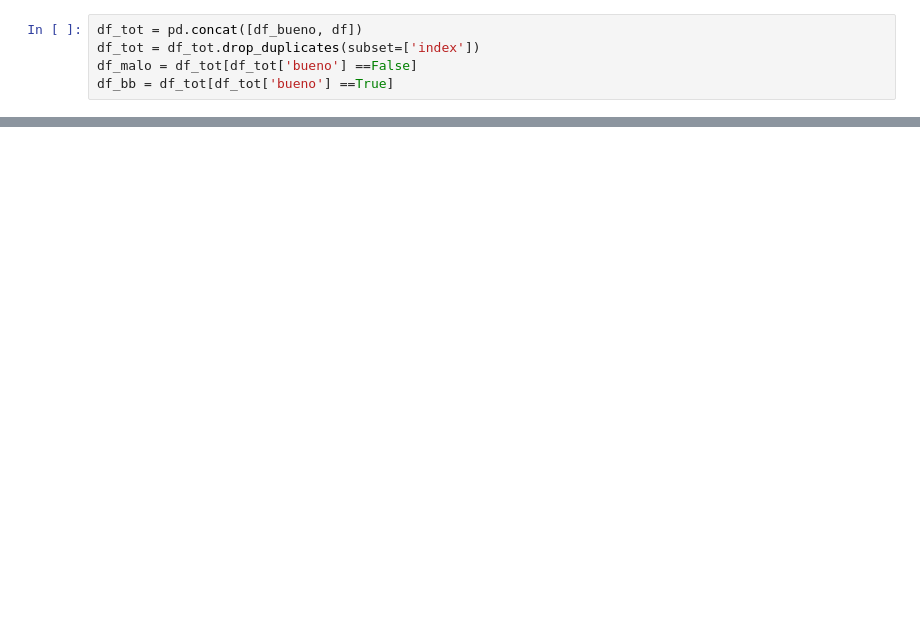
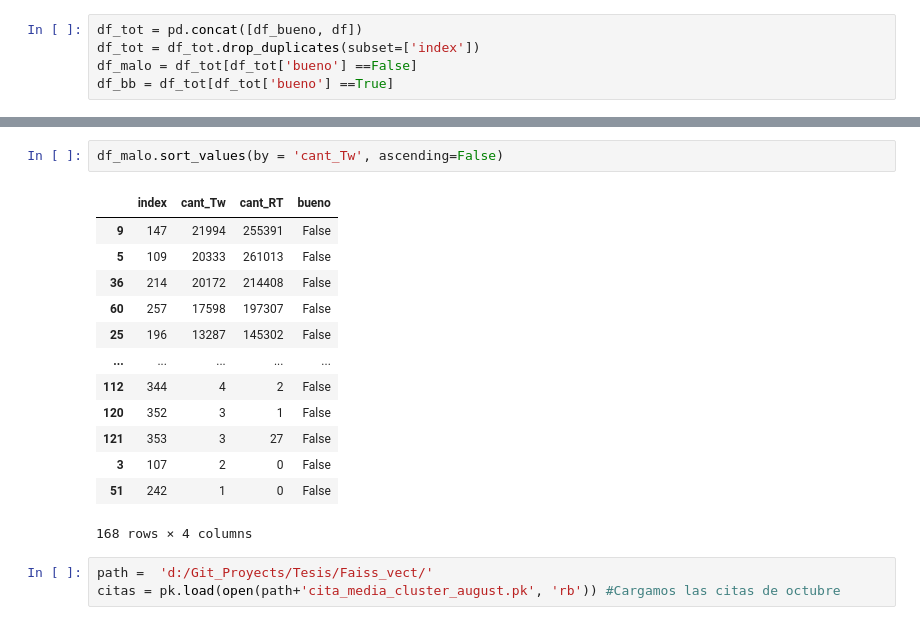
Before and after one commit to Ale-Mildiner/Tesis, a Jupyter notebook: Faiss_vect/Grafico_cant_Tw_RT.ipynb, the cells around one changed output, grey strips where cells are left out. Cells and saved outputs as stored; diff of their text form; blank space fills up the shorter version.

```diff
--- a/Faiss_vect/Grafico_cant_Tw_RT.ipynb
+++ b/Faiss_vect/Grafico_cant_Tw_RT.ipynb
@@ -101,0 +72,19 @@ plt.show()
+# %%
+df_malo.sort_values(by = 'cant_Tw', ascending=False)
+# %% [output]
+|  | index | cant_Tw | cant_RT | bueno |
+| 9 | 147 | 21994 | 255391 | False |
+| 5 | 109 | 20333 | 261013 | False |
+| 36 | 214 | 20172 | 214408 | False |
+| 60 | 257 | 17598 | 197307 | False |
+| 25 | 196 | 13287 | 145302 | False |
+| ... | ... | ... | ... | ... |
+| 112 | 344 | 4 | 2 | False |
+| 120 | 352 | 3 | 1 | False |
+| 121 | 353 | 3 | 27 | False |
+| 3 | 107 | 2 | 0 | False |
+| 51 | 242 | 1 | 0 | False |
+168 rows × 4 columns
+# %%
+path =  'd:/Git_Proyects/Tesis/Faiss_vect/'
+citas = pk.load(open(path+'cita_media_cluster_august.pk', 'rb')) #Cargamos las citas de octubre
```
Also changed, not shown: parts of 9 cells of this notebook, 1 other file.
